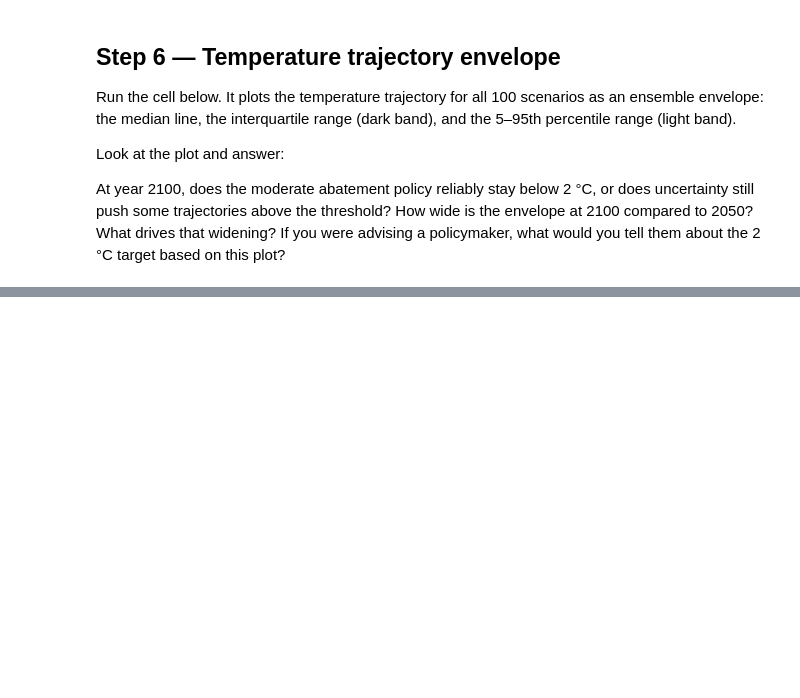
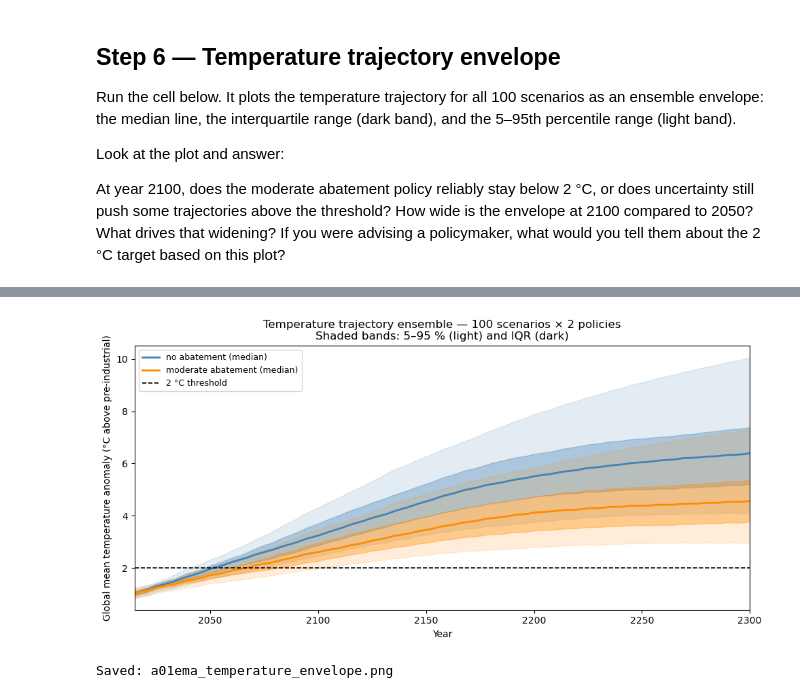
Before and after one commit to marijngeldof/epa141a_01, a Jupyter notebook: assignments_ema/assignment_01_exploratory_modeling.ipynb, the cells around one changed output, grey strips where cells are left out. Cells and saved outputs as stored; diff of their text form; code cells hidden in the pictures; blank space fills up the shorter version.

```diff
--- a/assignments_ema/assignment_01_exploratory_modeling.ipynb
+++ b/assignments_ema/assignment_01_exploratory_modeling.ipynb
@@ -294,0 +356,28 @@ print(df_results[OBJECTIVES].agg(['min', 'median', 'max']).round(2).to_string())
+# %%
+policies = [
+    Sample(name='no_abatement',       ecr_plateau=0.0),
+    Sample(name='moderate_abatement', ecr_plateau=0.4),
+]
+
+# tqdm compatibility fix for Python ≥ 3.14 (not needed on the course environment)
+import tqdm as _tqdm_mod
+if _tqdm_mod.tqdm is not _tqdm_mod.std.tqdm:
+    _tqdm_mod.tqdm = _tqdm_mod.std.tqdm
+
+# Note: MultiprocessingEvaluator gives large speed-ups for 500+ scenarios when
+# run from a script (python run_experiments.py). Inside a Jupyter notebook the
+# spawned worker processes cannot reliably re-import the venv, so we use
+# SequentialEvaluator here. For script-based runs, swap the context manager.
+with SequentialEvaluator(em_model) as evaluator:
+    experiments, outcomes = evaluator.perform_experiments(
+        scenarios=100,
+        policies=policies,
+    )
+
+df_results = pd.DataFrame({k: v for k, v in outcomes.items() if k != 'temperature_trajectory'})
+df_params  = experiments[PARAMS]
+df_results['policy'] = experiments['policy'].values
+
+print(f"Ensemble complete: {len(experiments)} runs  "
+      f"({df_results['policy'].value_counts().to_dict()})")
+print(df_results[OBJECTIVES].agg(['min', 'median', 'max']).round(2).to_string())
@@ -375,36 +487,39 @@ If you were advising a policymaker, what would you tell them about the 2 °C tar
 # %%
 temp_all = outcomes['temperature_trajectory']
 policy_col = experiments['policy'].values
 n_timesteps = temp_all.shape[1]
 years = np.arange(2015, 2015 + n_timesteps)
 
 fig, ax = plt.subplots(figsize=(10, 5))
 
 for pol, colour in palette.items():
     mask = policy_col == pol
     traj = temp_all[mask]
     med  = np.median(traj, axis=0)
     p25  = np.percentile(traj, 25, axis=0)
     p75  = np.percentile(traj, 75, axis=0)
     p05  = np.percentile(traj,  5, axis=0)
     p95  = np.percentile(traj, 95, axis=0)
     ax.fill_between(years, p05, p95, alpha=0.15, color=colour)
     ax.fill_between(years, p25, p75, alpha=0.35, color=colour)
     ax.plot(years, med, color=colour, lw=2, label=pol.replace('_', ' ') + ' (median)')
 
 ax.axhline(2.0, color='black', lw=1.2, ls='--', label='2 °C threshold')
 ax.set_xlabel('Year')
 ax.set_ylabel('Global mean temperature anomaly (°C above pre-industrial)')
 ax.set_title('Temperature trajectory ensemble — 100 scenarios × 2 policies\n'
              'Shaded bands: 5–95 % (light) and IQR (dark)')
 ax.legend(fontsize=9)
 ax.set_xlim(years[0], years[-1])
 
 # run the code below if you want to save the images in the plot directory
-# plt.tight_layout()
-# plt.savefig(os.path.join(_PLOTS_DIR, "a01ema_temperature_envelope.png"), dpi=150, bbox_inches='tight')
-# plt.show()
-# print("Saved: a01ema_temperature_envelope.png")
+plt.tight_layout()
+plt.savefig(os.path.join(_PLOTS_DIR, "a01ema_temperature_envelope.png"), dpi=150, bbox_inches='tight')
+plt.show()
+print("Saved: a01ema_temperature_envelope.png")
+# %% [output]
+[figure, added]
+Saved: a01ema_temperature_envelope.png
 # %% [markdown]
 ## Reflection Questions
 
```
Also changed, not shown: parts of 14 cells of this notebook, 1 other file.
